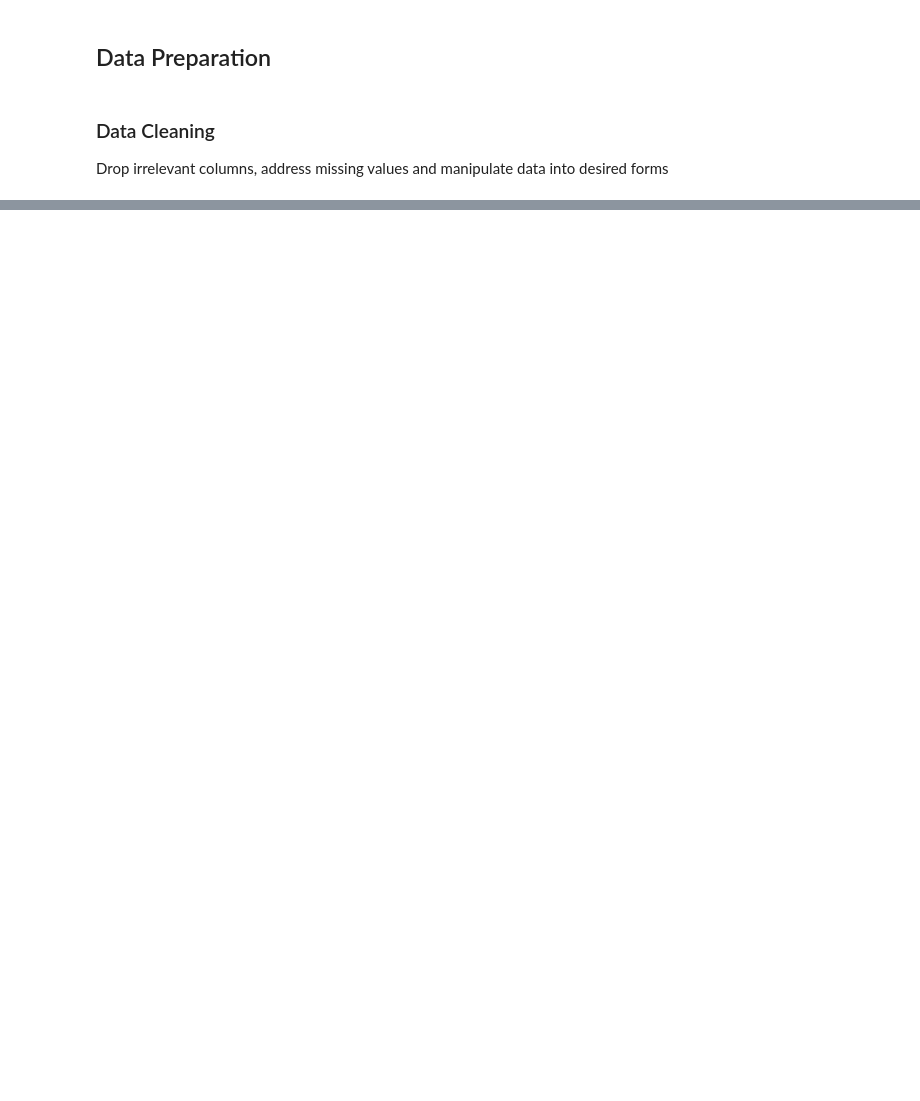
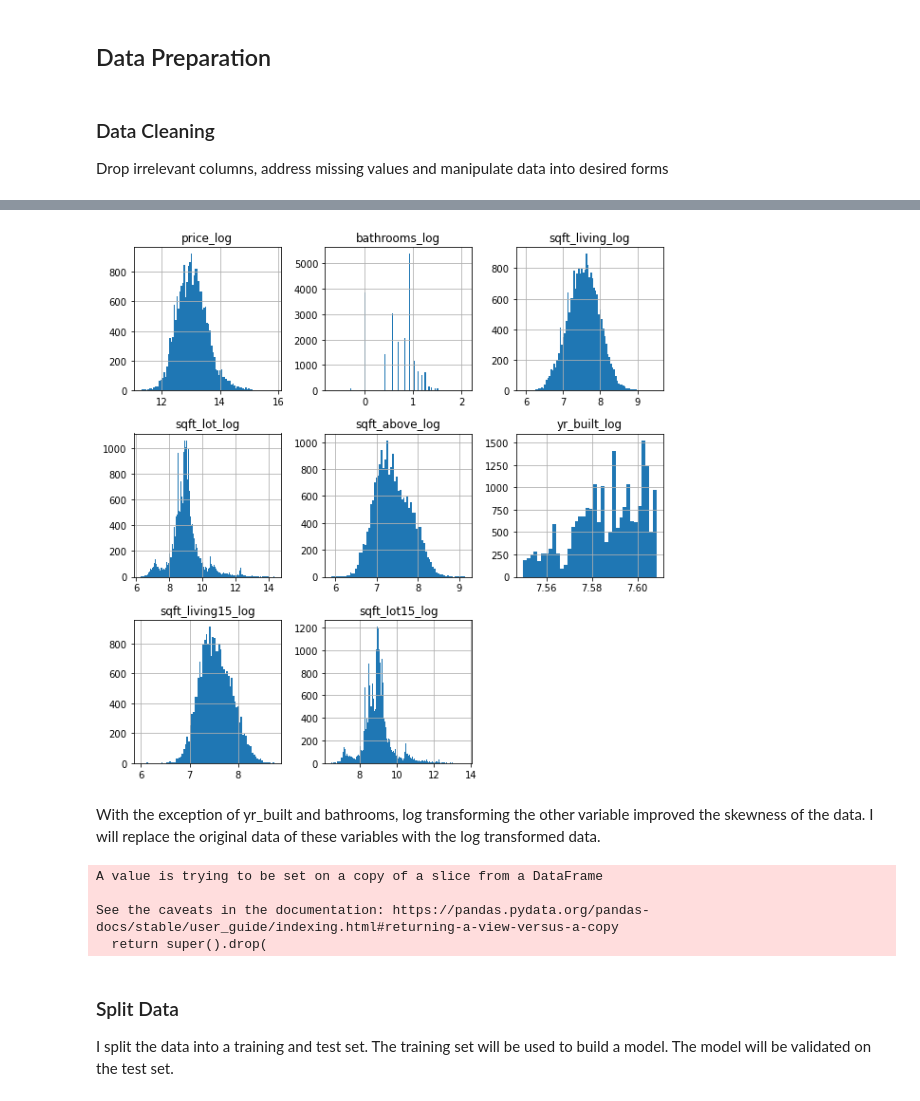
Before and after one commit to bentoler22/Flatiron_Phase_2_Project, a Jupyter notebook: student.ipynb, the cells around one changed output, grey strips where cells are left out. Saved outputs shown, nothing was run; the diff lists cells and outputs as text; code cells hidden in the pictures; blank space fills up the shorter version.

```diff
--- a/student.ipynb
+++ b/student.ipynb
@@ -102,3 +95,0 @@ dummies = pd.get_dummies(df[categoricals], prefix=categoricals, drop_first=True)
-# %%
-df.drop(categoricals, axis=1, inplace=True)
-df = pd.concat([df, dummies], axis=1)
@@ -134,4 +95,0 @@ log_transforms = ['sqft_living', 'sqft_lot', 'sqft_above', 'sqft_living15',
-# %%
-#replace continuous variables with log transforms
-df.drop(cont_data.columns, axis=1, inplace=True)
-df = pd.concat([df, cont_log],  axis=1)
@@ -187,0 +96,23 @@ Name: price_log, dtype: float64
+# %%
+#convert waterfront strings to 0 and 1
+df['waterfront'] = df.waterfront.map(lambda x: 0 if x=="NO"
+                                     else (1 if x=="YES" else None))
+
+#create new column indicating if waterfront value is missing
+waterfront = df[["waterfront"]]
+missing_indicator = MissingIndicator()
+missing_indicator.fit(waterfront)
+waterfront_missing = missing_indicator.transform(waterfront)
+
+df['waterfront_missing'] = waterfront_missing
+
+df['waterfront_missing'] = df.waterfront_missing.map(lambda x: 0 if x==False
+                                         else 1)
+# %%
+#fill in missing waterfront values with median
+imputer = SimpleImputer(strategy="median")
+
+imputer.fit(waterfront)
+waterfront_imputed = imputer.transform(waterfront)
+
+df['waterfront'] = waterfront_imputed
@@ -187,0 +128,20 @@ Name: price_log, dtype: float64
+# %%
+#log transforms of continuous variables
+log_names = [f'{column}_log' for column in cont_data.columns]
+
+log_data = np.log(cont_data);
+log_data.columns = log_names;
+log_data.hist(figsize=(10, 10), bins='auto');
+# %% [output]
+[figure, added]
+# %% [markdown]
+With the exception of yr_built and bathrooms, log transforming the other variable improved the skewness of the data. I will replace the original data of these variables with the log transformed data.
+# %%
+#drop variables not included in log transformed data
+cont_data.drop(['bathrooms', 'yr_built'], axis=1, inplace=True)
+log_data.drop(['bathrooms_log', 'yr_built_log'], axis=1, inplace=True)
+# %% [output]
+A value is trying to be set on a copy of a slice from a DataFrame
+
+See the caveats in the documentation: https://pandas.pydata.org/pandas-docs/stable/user_guide/indexing.html#returning-a-view-versus-a-copy
+  return super().drop(
@@ -187,0 +152,3 @@ Name: price_log, dtype: float64
+# %% [markdown]
+### Split Data
+I split the data into a training and test set. The training set will be used to build a model. The model will be validated on the test set.
```
Also changed, not shown: parts of 109 cells of this notebook.
